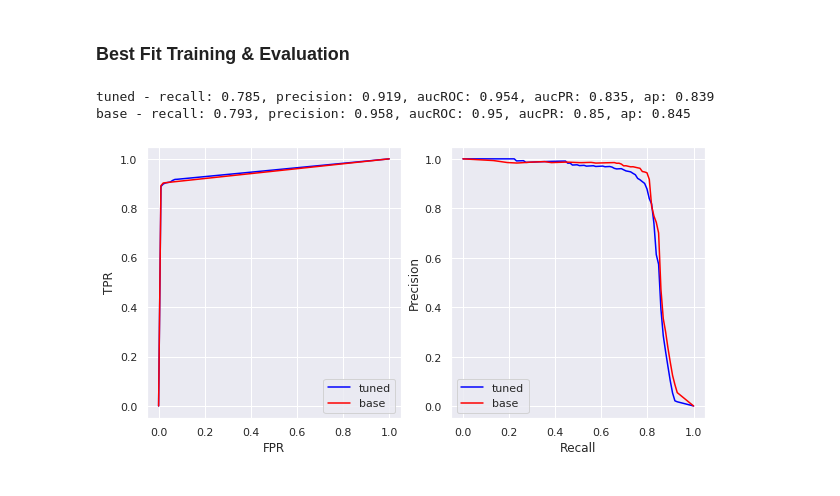
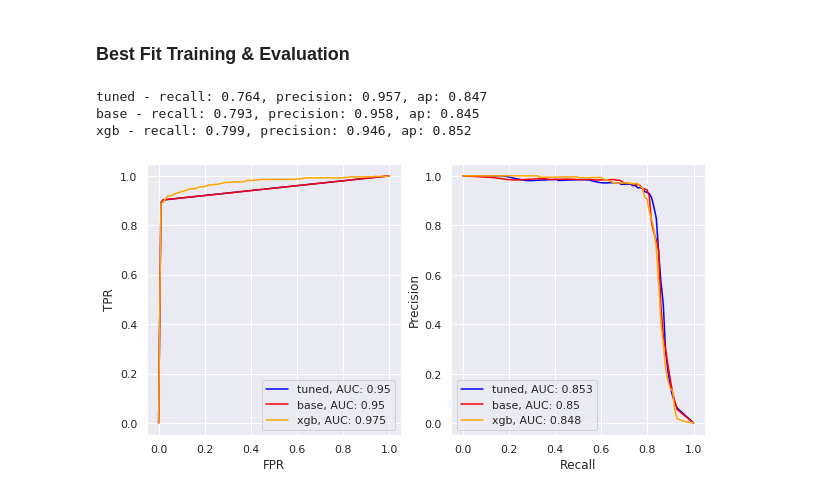
Before and after one commit to VladimirIsakov91/CreditCardFraud, a Jupyter notebook: CreditCardFraud.ipynb, the cells around one changed output. Saved outputs shown, nothing was run; the diff lists cells and outputs as text; code cells hidden in the pictures.

Commit message:
add visualization as separate function

```diff
--- a/CreditCardFraud.ipynb
+++ b/CreditCardFraud.ipynb
@@ -304,11 +305,9 @@ models = [LogisticRegression(random_state=SEED, n_jobs=JOBS),
 colors = ['blue', 'red', 'purple', 'green']
 names = ['LR', 'RF', 'XGB', 'NB']
 # %%
-cms, run_stats = ml_run(models=models,
-                        X=X,
-                        y=y,
-                        colors=colors,
-                        names=names,
-                        n_splits=5,
-                        visualize=True)
+cms, run_stats, run_metrics = ml_run(models=models,
+                                     X=X,
+                                     y=y,
+                                     names=names,
+                                     n_splits=5)
 # %% [output]
@@ -401,12 +403,11 @@ for n_components in range(1, 0, -1):
     X_l = lda.fit_transform(X=X, y=y)
     models = [RandomForestClassifier(random_state=SEED, n_jobs=JOBS)]
     names = ['RF']
-    cms, run_stats = ml_run(models=models,
-                            X=X_l,
-                            y=y,
-                            colors=None,
-                            names=names,
-                            n_splits=5)
+    cms, run_stats, run_metrics = ml_run(models=models,
+                                         X=X_l,
+                                         y=y,
+                                         names=names,
+                                         n_splits=5)
 # %% [output]
 RF - recall: 0.75, precision: 0.747, ap: 0.781
 # %% [markdown]
@@ -470,26 +471,25 @@ best_params
 # %% [markdown]
 ### Best Fit Training & Evaluation
 # %%
-tuned = RandomForestClassifier(n_estimators=154,
-                               max_features=14,
-                               max_depth=32,
-                               min_samples_split=20,
-                               min_samples_leaf=9,
+tuned = RandomForestClassifier(class_weight='balanced',
                                random_state=SEED,
                                n_jobs=JOBS,
                                )
 
 base = RandomForestClassifier(random_state=SEED,
                                n_jobs=JOBS)
+
+xgb = XGBClassifier(random_state=SEED,
+                     n_jobs=JOBS)
 # %%
-cms, run_stats = ml_run(models=[tuned, base],
-                        X=X_,
-                        y=y,
-                        colors=['blue', 'red'],
-                        names=['tuned', 'base'],
-                        n_splits=5,
-                        visualize=True)
+cms, run_stats, run_metrics = ml_run(models=[tuned, base, xgb],
+                                     X=X_,
+                                     y=y,
+                                     names=['tuned', 'base', 'xgb'],
+                                     n_splits=5
+                                     )
 # %% [output]
-tuned - recall: 0.785, precision: 0.919, aucROC: 0.954, aucPR: 0.835, ap: 0.839
-base - recall: 0.793, precision: 0.958, aucROC: 0.95, aucPR: 0.85, ap: 0.845
+tuned - recall: 0.764, precision: 0.957, ap: 0.847
+base - recall: 0.793, precision: 0.958, ap: 0.845
+xgb - recall: 0.799, precision: 0.946, ap: 0.852
-[figure, old version]
+[figure, new version]
```
Also changed, not shown: parts of 4 cells of this notebook, 1 other file.
